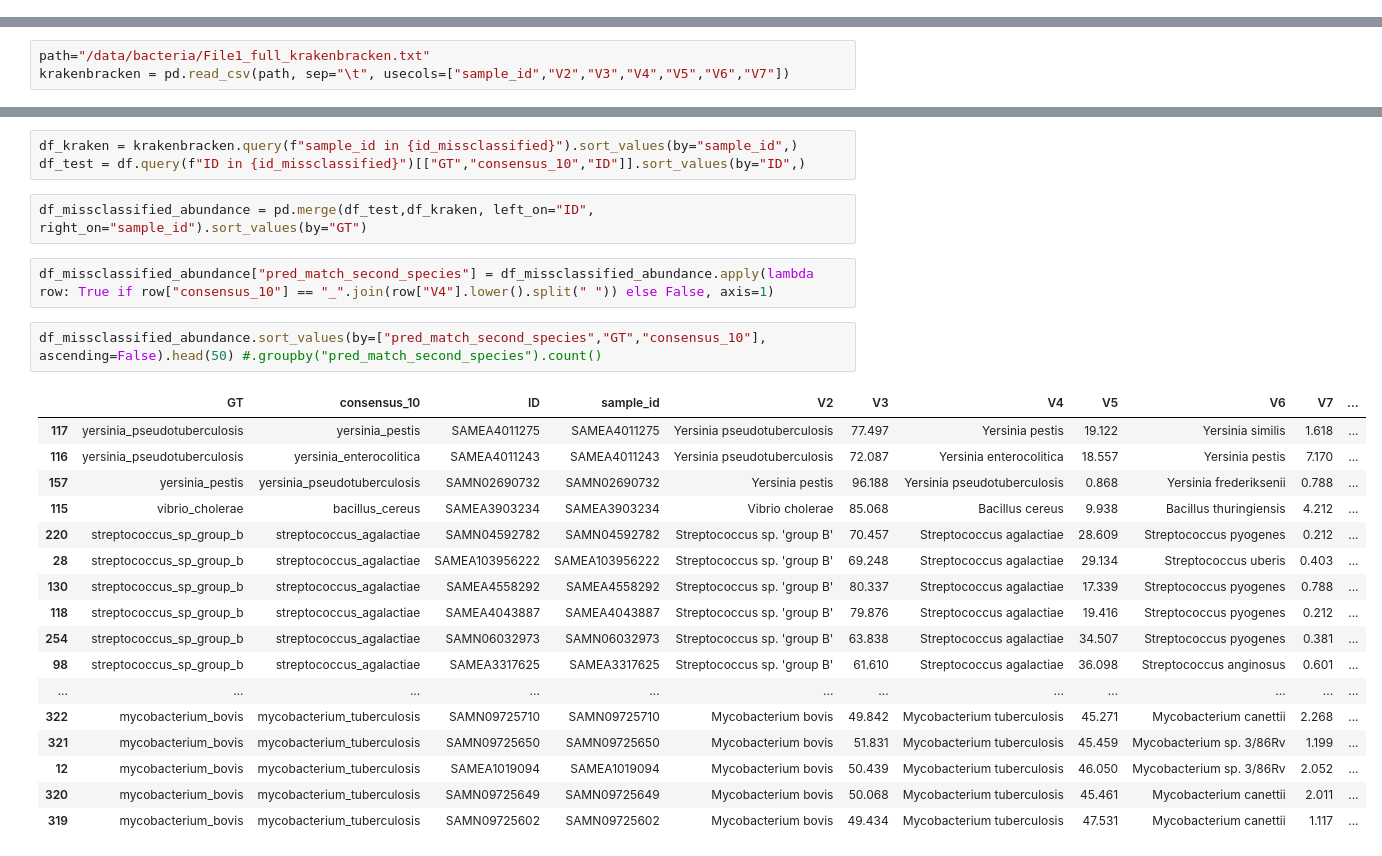
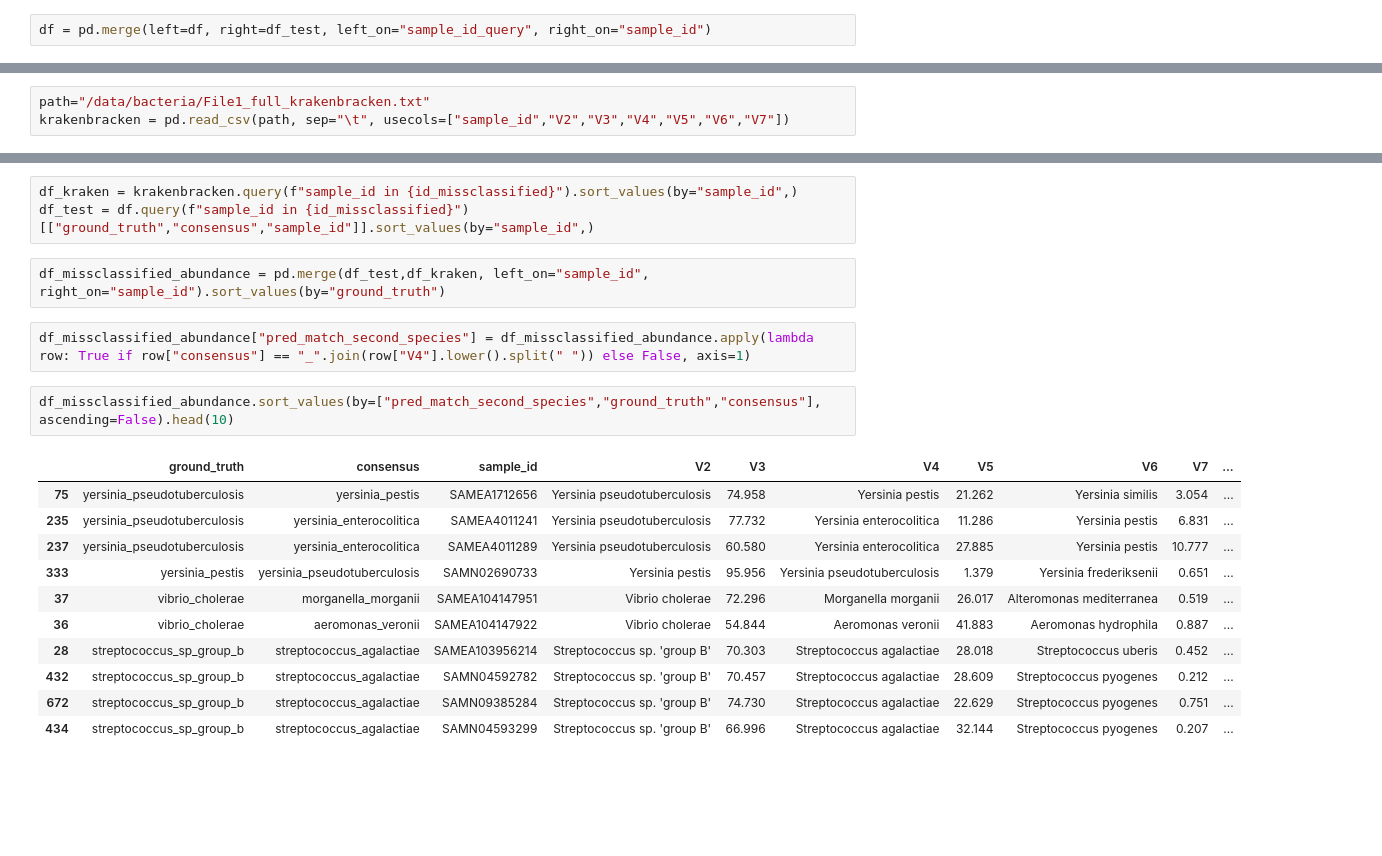
Before and after one commit to pg-space/panspace, a Jupyter notebook: notebooks/test_index.ipynb, the cells around one changed output, grey strips where cells are left out. Drawn from its saved outputs; the diff is of its cells as text; blank space fills up the shorter version.

```diff
--- a/notebooks/test_index.ipynb
+++ b/notebooks/test_index.ipynb
@@ -67 +76,3 @@ df.head(5)
+# %%
+df = pd.merge(left=df, right=df_test, left_on="sample_id_query", right_on="sample_id")
 # %%
@@ -209,30 +220,24 @@ krakenbracken.query(f"sample_id in {id_missclassified}").sort_values(by="sample_
 # %%
 df_kraken = krakenbracken.query(f"sample_id in {id_missclassified}").sort_values(by="sample_id",)
-df_test = df.query(f"ID in {id_missclassified}")[["GT","consensus_10","ID"]].sort_values(by="ID",)
+df_test = df.query(f"sample_id in {id_missclassified}")[["ground_truth","consensus","sample_id"]].sort_values(by="sample_id",)
 # %%
-df_missclassified_abundance = pd.merge(df_test,df_kraken, left_on="ID", right_on="sample_id").sort_values(by="GT")
+df_missclassified_abundance = pd.merge(df_test,df_kraken, left_on="sample_id", right_on="sample_id").sort_values(by="ground_truth")
 # %%
-df_missclassified_abundance["pred_match_second_species"] = df_missclassified_abundance.apply(lambda row: True if row["consensus_10"] == "_".join(row["V4"].lower().split(" ")) else False, axis=1)
+df_missclassified_abundance["pred_match_second_species"] = df_missclassified_abundance.apply(lambda row: True if row["consensus"] == "_".join(row["V4"].lower().split(" ")) else False, axis=1)
 # %%
-df_missclassified_abundance.sort_values(by=["pred_match_second_species","GT","consensus_10"], ascending=False).head(50) #.groupby("pred_match_second_species").count()
+df_missclassified_abundance.sort_values(by=["pred_match_second_species","ground_truth","consensus"], ascending=False).head(10)
 # %% [output]
-|  | GT | consensus_10 | ID | sample_id | V2 | V3 | V4 | V5 | V6 | V7 | ... |
-| 117 | yersinia_pseudotuberculosis | yersinia_pestis | SAMEA4011275 | SAMEA4011275 | Yersinia pseudotuberculosis | 77.497 | Yersinia pestis | 19.122 | Yersinia similis | 1.618 | ... |
-| 116 | yersinia_pseudotuberculosis | yersinia_enterocolitica | SAMEA4011243 | SAMEA4011243 | Yersinia pseudotuberculosis | 72.087 | Yersinia enterocolitica | 18.557 | Yersinia pestis | 7.170 | ... |
-| 157 | yersinia_pestis | yersinia_pseudotuberculosis | SAMN02690732 | SAMN02690732 | Yersinia pestis | 96.188 | Yersinia pseudotuberculosis | 0.868 | Yersinia frederiksenii | 0.788 | ... |
-| 115 | vibrio_cholerae | bacillus_cereus | SAMEA3903234 | SAMEA3903234 | Vibrio cholerae | 85.068 | Bacillus cereus | 9.938 | Bacillus thuringiensis | 4.212 | ... |
-| 220 | streptococcus_sp_group_b | streptococcus_agalactiae | SAMN04592782 | SAMN04592782 | Streptococcus sp. 'group B' | 70.457 | Streptococcus agalactiae | 28.609 | Streptococcus pyogenes | 0.212 | ... |
-| 28 | streptococcus_sp_group_b | streptococcus_agalactiae | SAMEA103956222 | SAMEA103956222 | Streptococcus sp. 'group B' | 69.248 | Streptococcus agalactiae | 29.134 | Streptococcus uberis | 0.403 | ... |
-| 130 | streptococcus_sp_group_b | streptococcus_agalactiae | SAMEA4558292 | SAMEA4558292 | Streptococcus sp. 'group B' | 80.337 | Streptococcus agalactiae | 17.339 | Streptococcus pyogenes | 0.788 | ... |
-| 118 | streptococcus_sp_group_b | streptococcus_agalactiae | SAMEA4043887 | SAMEA4043887 | Streptococcus sp. 'group B' | 79.876 | Streptococcus agalactiae | 19.416 | Streptococcus pyogenes | 0.212 | ... |
-| 254 | streptococcus_sp_group_b | streptococcus_agalactiae | SAMN06032973 | SAMN06032973 | Streptococcus sp. 'group B' | 63.838 | Streptococcus agalactiae | 34.507 | Streptococcus pyogenes | 0.381 | ... |
-| 98 | streptococcus_sp_group_b | streptococcus_agalactiae | SAMEA3317625 | SAMEA3317625 | Streptococcus sp. 'group B' | 61.610 | Streptococcus agalactiae | 36.098 | Streptococcus anginosus | 0.601 | ... |
-| ... | ... | ... | ... | ... | ... | ... | ... | ... | ... | ... | ... |
-| 322 | mycobacterium_bovis | mycobacterium_tuberculosis | SAMN09725710 | SAMN09725710 | Mycobacterium bovis | 49.842 | Mycobacterium tuberculosis | 45.271 | Mycobacterium canettii | 2.268 | ... |
-| 321 | mycobacterium_bovis | mycobacterium_tuberculosis | SAMN09725650 | SAMN09725650 | Mycobacterium bovis | 51.831 | Mycobacterium tuberculosis | 45.459 | Mycobacterium sp. 3/86Rv | 1.199 | ... |
-| 12 | mycobacterium_bovis | mycobacterium_tuberculosis | SAMEA1019094 | SAMEA1019094 | Mycobacterium bovis | 50.439 | Mycobacterium tuberculosis | 46.050 | Mycobacterium sp. 3/86Rv | 2.052 | ... |
-| 320 | mycobacterium_bovis | mycobacterium_tuberculosis | SAMN09725649 | SAMN09725649 | Mycobacterium bovis | 50.068 | Mycobacterium tuberculosis | 45.461 | Mycobacterium canettii | 2.011 | ... |
-| 319 | mycobacterium_bovis | mycobacterium_tuberculosis | SAMN09725602 | SAMN09725602 | Mycobacterium bovis | 49.434 | Mycobacterium tuberculosis | 47.531 | Mycobacterium canettii | 1.117 | ... |
+|  | ground_truth | consensus | sample_id | V2 | V3 | V4 | V5 | V6 | V7 | ... |
+| 75 | yersinia_pseudotuberculosis | yersinia_pestis | SAMEA1712656 | Yersinia pseudotuberculosis | 74.958 | Yersinia pestis | 21.262 | Yersinia similis | 3.054 | ... |
+| 235 | yersinia_pseudotuberculosis | yersinia_enterocolitica | SAMEA4011241 | Yersinia pseudotuberculosis | 77.732 | Yersinia enterocolitica | 11.286 | Yersinia pestis | 6.831 | ... |
+| 237 | yersinia_pseudotuberculosis | yersinia_enterocolitica | SAMEA4011289 | Yersinia pseudotuberculosis | 60.580 | Yersinia enterocolitica | 27.885 | Yersinia pestis | 10.777 | ... |
+| 333 | yersinia_pestis | yersinia_pseudotuberculosis | SAMN02690733 | Yersinia pestis | 95.956 | Yersinia pseudotuberculosis | 1.379 | Yersinia frederiksenii | 0.651 | ... |
+| 37 | vibrio_cholerae | morganella_morganii | SAMEA104147951 | Vibrio cholerae | 72.296 | Morganella morganii | 26.017 | Alteromonas mediterranea | 0.519 | ... |
+| 36 | vibrio_cholerae | aeromonas_veronii | SAMEA104147922 | Vibrio cholerae | 54.844 | Aeromonas veronii | 41.883 | Aeromonas hydrophila | 0.887 | ... |
+| 28 | streptococcus_sp_group_b | streptococcus_agalactiae | SAMEA103956214 | Streptococcus sp. 'group B' | 70.303 | Streptococcus agalactiae | 28.018 | Streptococcus uberis | 0.452 | ... |
+| 432 | streptococcus_sp_group_b | streptococcus_agalactiae | SAMN04592782 | Streptococcus sp. 'group B' | 70.457 | Streptococcus agalactiae | 28.609 | Streptococcus pyogenes | 0.212 | ... |
+| 672 | streptococcus_sp_group_b | streptococcus_agalactiae | SAMN09385284 | Streptococcus sp. 'group B' | 74.730 | Streptococcus agalactiae | 22.629 | Streptococcus pyogenes | 0.751 | ... |
+| 434 | streptococcus_sp_group_b | streptococcus_agalactiae | SAMN04593299 | Streptococcus sp. 'group B' | 66.996 | Streptococcus agalactiae | 32.144 | Streptococcus pyogenes | 0.207 | ... |
 # %%
 df_missclassified_abundance.query("pred_match_second_species == False").describe()
 # %% [output]
```
Also changed, not shown: parts of 16 cells of this notebook, 2 other files.
